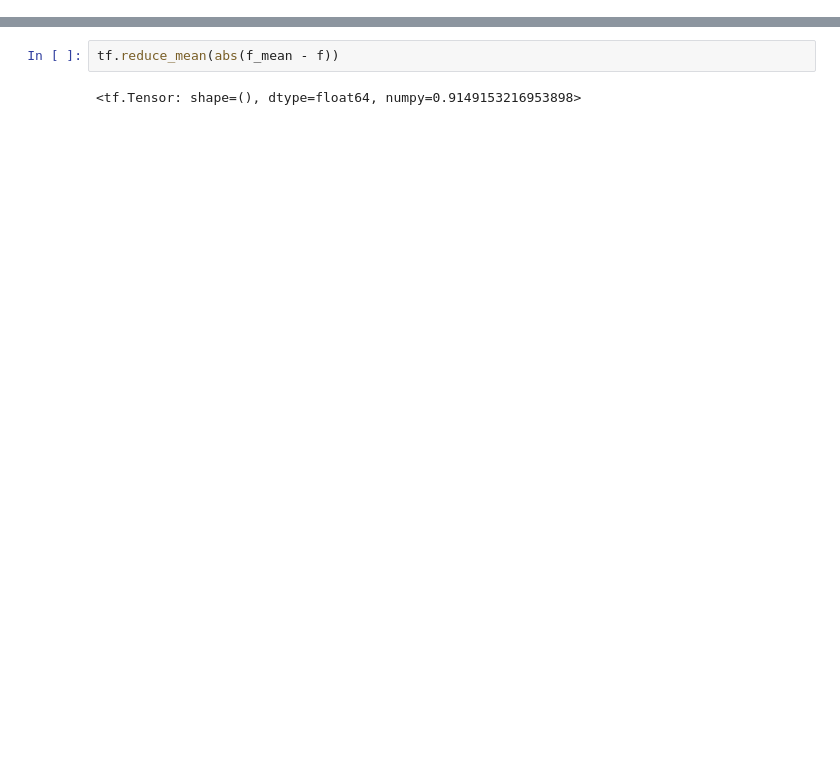
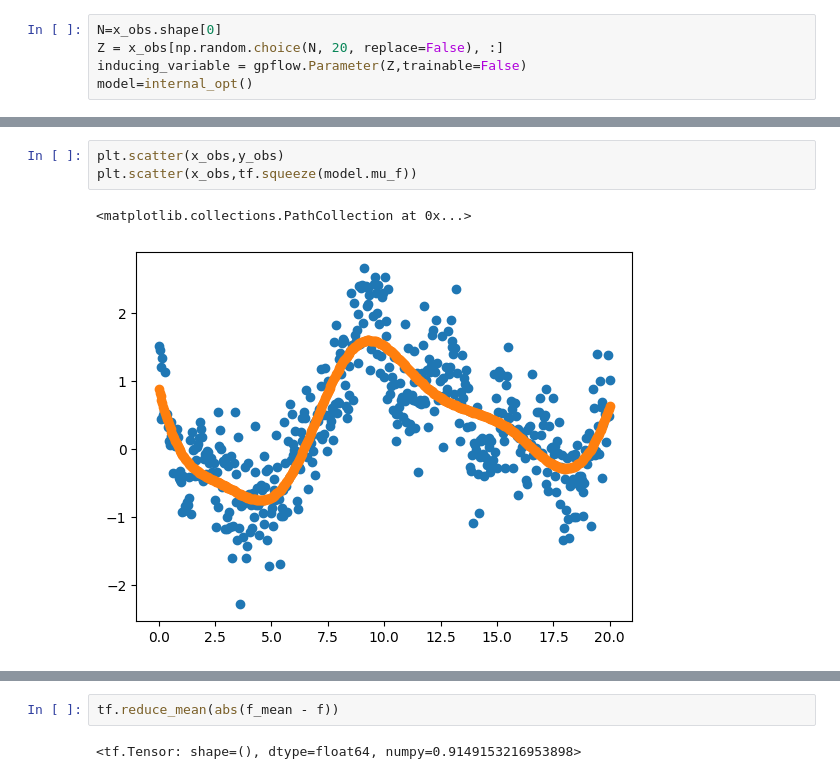
Before and after one commit to PGAcarlesi/LOSS_OPT, a Jupyter notebook: notebooks/GVI_GP_Alpha.ipynb, the cells around one changed output, grey strips where cells are left out. Saved outputs shown, nothing was run; the diff lists cells and outputs as text; blank space fills up the shorter version.

```diff
--- a/notebooks/GVI_GP_Alpha.ipynb
+++ b/notebooks/GVI_GP_Alpha.ipynb
@@ -294,0 +950,5 @@ array([0.18673767, 0.18673751, 0.18673744, 0.18673766, 0.1867355 ,
+# %%
+N=x_obs.shape[0]
+Z = x_obs[np.random.choice(N, 20, replace=False), :]
+inducing_variable = gpflow.Parameter(Z,trainable=False)
+model=internal_opt()
@@ -294,0 +983,6 @@ array([0.18673767, 0.18673751, 0.18673744, 0.18673766, 0.1867355 ,
+# %%
+plt.scatter(x_obs,y_obs)
+plt.scatter(x_obs,tf.squeeze(model.mu_f))
+# %% [output]
+<matplotlib.collections.PathCollection at 0x...>
+[figure, added]
```
Also changed, not shown: parts of 124 cells of this notebook, 2 other files.
